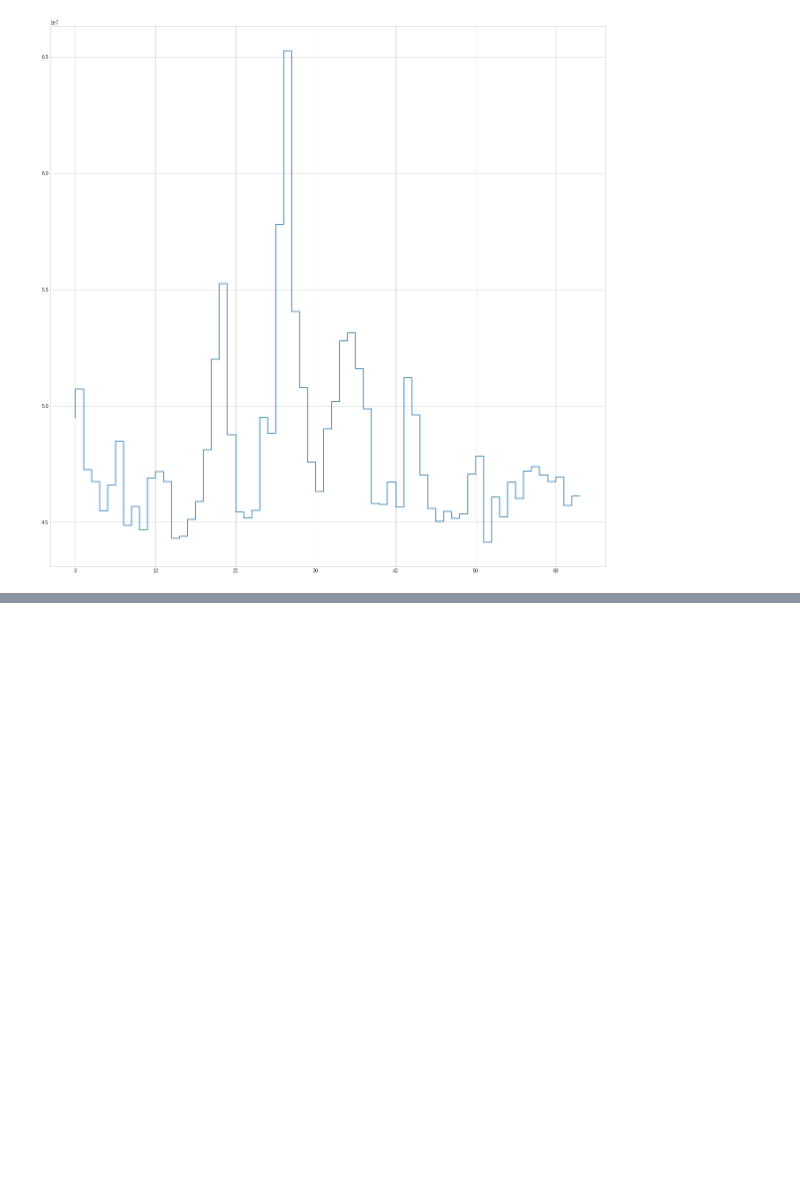
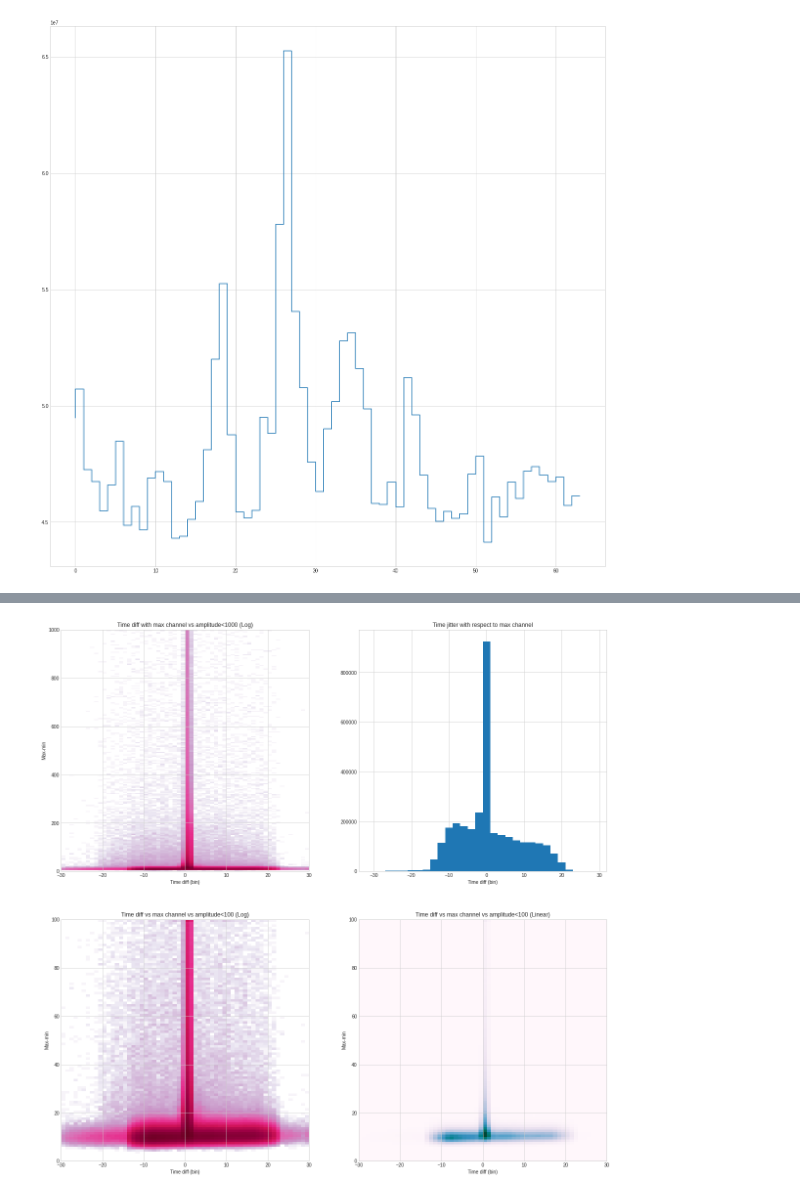
Before and after one commit to sPHENIX-Collaboration/calorimeter-signal-extraction, a Jupyter notebook: jupyter/explore_data.ipynb, the cells around one changed output, grey strips where cells are left out. Drawn from its saved outputs; the diff is of its cells as text; code cells hidden in the pictures; blank space fills up the shorter version.

```diff
--- a/jupyter/explore_data.ipynb
+++ b/jupyter/explore_data.ipynb
@@ -156,0 +152,60 @@ R2:  0.9967268678258762  KS:  KstestResult(statistic=0.5, pvalue=0.0008995776840
+# %%
+N = 50000
+timediff = np.empty((N,64))
+
+tdiff, amp = ([], [])
+
+for i in np.arange(N):
+    wave = X[i]
+    peak_time   = np.argmax(wave, axis=1)
+    diff        = np.amax(wave, axis=1) - np.amin(wave, axis=1)
+    maxchan = np.argmax(diff)
+
+
+    ref = np.argmax(wave[maxchan])
+    td = np.subtract(peak_time,ref)
+
+    timediff[i] = td
+
+    for k in range(64):
+        tdiff.append(td[k])
+        amp.append(diff[k])
+
+flat = timediff.flatten()
+
+plt.style.use('seaborn-whitegrid')
+plt.rcParams["figure.figsize"] = (20,20)
+
+fig, ((ax1, ax2), (ax3, ax4)) = plt.subplots(2,2)
+
+_ = ax1.hist2d(tdiff, amp, bins=(60,200), range=((-30,30), (0, 1000)), norm=colors.LogNorm(1.0), cmap='PuRd')
+ax1.set_title('Time diff with max channel vs amplitude<1000 (Log)')
+ax1.set_xlabel('Time diff (bin)')
+ax1.set_ylabel('Max-min')
+ax1.grid()
+
+_ = ax2.hist(flat, bins=30, align='left',)
+ax2.set_title('Time jitter with respect to max channel')
+ax2.set_xlabel('Time diff (bin)')
+
+
+_ = ax3.hist2d(tdiff, amp, bins=(60,100), range=((-30,30), (0, 100)), norm=colors.LogNorm(1.0), cmap='PuRd')
+ax3.set_title('Time diff vs max channel vs amplitude<100 (Log)')
+ax3.set_xlabel('Time diff (bin)')
+ax3.set_ylabel('Max-min')
+ax3.grid()
+
+
+_ = ax4.hist2d(tdiff, amp, bins=(60,100), range=((-30,30), (0, 100)), cmap='PuBuGn')
+ax4.set_title('Time diff vs max channel vs amplitude<100 (Linear)')
+ax4.set_xlabel('Time diff (bin)')
+ax4.set_ylabel('Max-min')
+ax4.grid()
+
+
+for ax in [ax1, ax3, ax4]:
+    ax.xaxis.set_zorder(10.0)
+    ax.yaxis.set_zorder(10.0)
+#_ = plt.imshow(timediff, norm=colors.LogNorm(), cmap='PuRd', aspect='auto')
+# %% [output]
+[figure, added]
```
Also changed, not shown: parts of 2 cells of this notebook.
